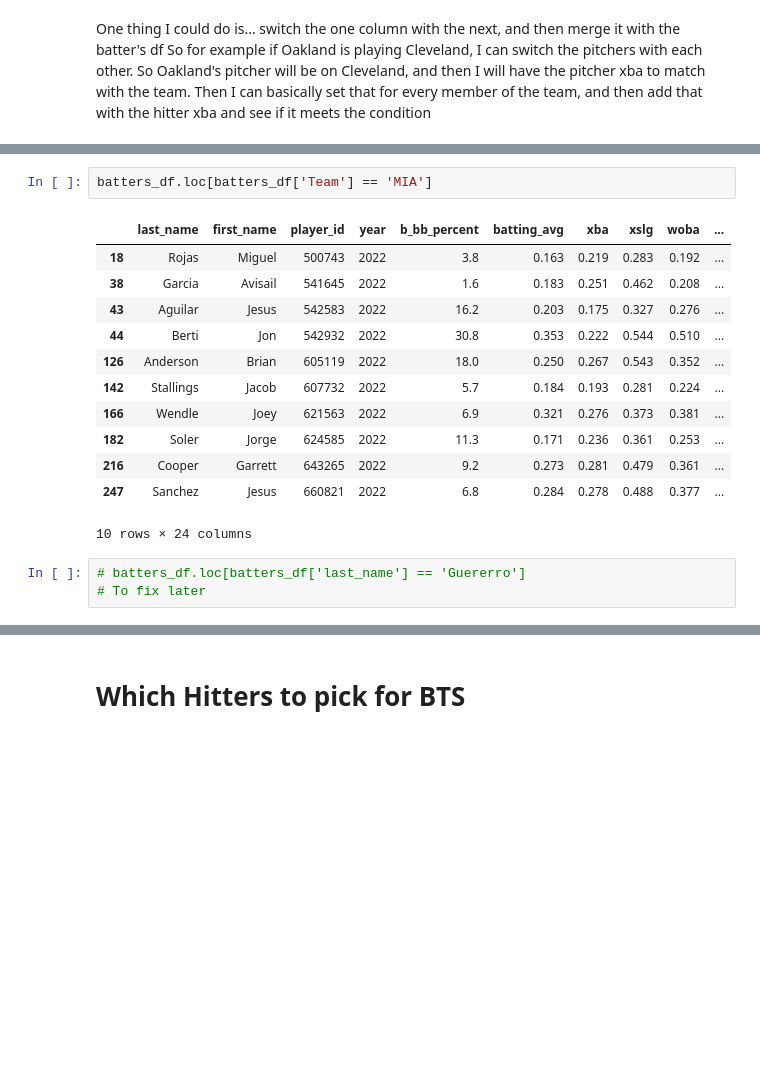
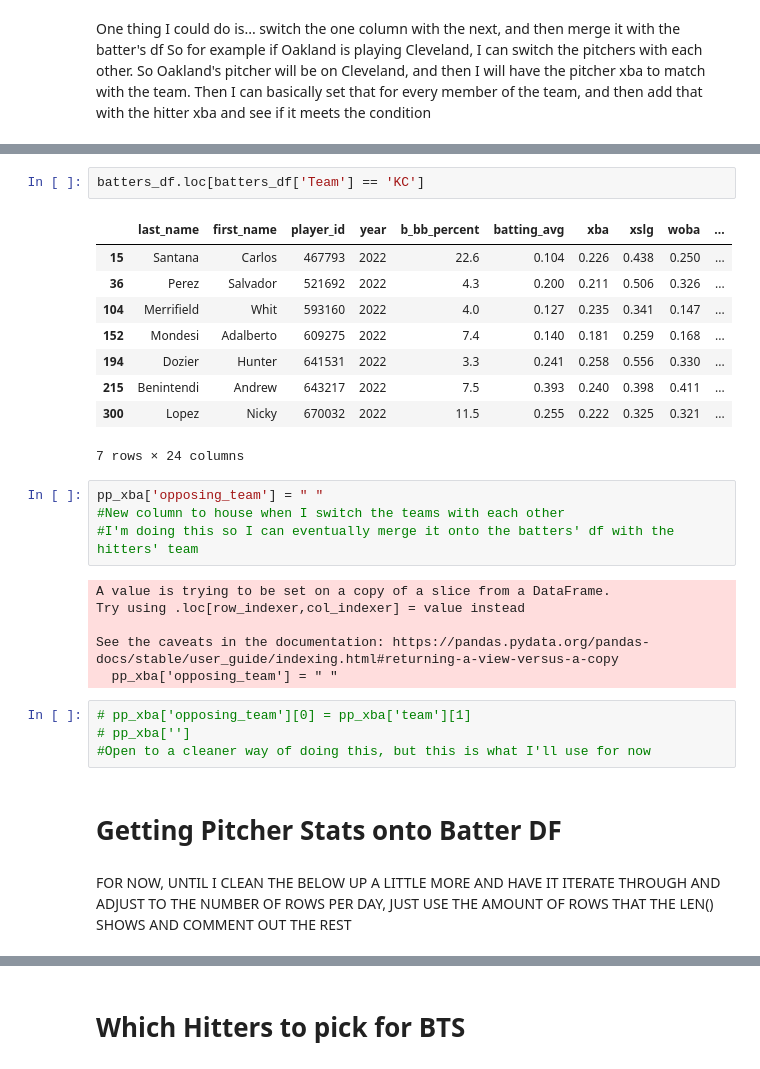
Before and after one commit to dkeyer/baseball_stuff, a Jupyter notebook: MLB_EDA.ipynb, the cells around one changed output, grey strips where cells are left out. Saved outputs shown, nothing was run; the diff lists cells and outputs as text; blank space fills up the shorter version.

```diff
--- a/MLB_EDA.ipynb
+++ b/MLB_EDA.ipynb
@@ -290,18 +373,30 @@ pp_xba.sort_values(by='xba', ascending=False)
 # %%
-batters_df.loc[batters_df['Team'] == 'MIA']
+batters_df.loc[batters_df['Team'] == 'KC']
 # %% [output]
 |  | last_name | first_name | player_id | year | b_bb_percent | batting_avg | xba | xslg | woba | ... |
-| 18 | Rojas | Miguel | 500743 | 2022 | 3.8 | 0.163 | 0.219 | 0.283 | 0.192 | ... |
-| 38 | Garcia | Avisail | 541645 | 2022 | 1.6 | 0.183 | 0.251 | 0.462 | 0.208 | ... |
-| 43 | Aguilar | Jesus | 542583 | 2022 | 16.2 | 0.203 | 0.175 | 0.327 | 0.276 | ... |
-| 44 | Berti | Jon | 542932 | 2022 | 30.8 | 0.353 | 0.222 | 0.544 | 0.510 | ... |
-| 126 | Anderson | Brian | 605119 | 2022 | 18.0 | 0.250 | 0.267 | 0.543 | 0.352 | ... |
-| 142 | Stallings | Jacob | 607732 | 2022 | 5.7 | 0.184 | 0.193 | 0.281 | 0.224 | ... |
-| 166 | Wendle | Joey | 621563 | 2022 | 6.9 | 0.321 | 0.276 | 0.373 | 0.381 | ... |
-| 182 | Soler | Jorge | 624585 | 2022 | 11.3 | 0.171 | 0.236 | 0.361 | 0.253 | ... |
-| 216 | Cooper | Garrett | 643265 | 2022 | 9.2 | 0.273 | 0.281 | 0.479 | 0.361 | ... |
-| 247 | Sanchez | Jesus | 660821 | 2022 | 6.8 | 0.284 | 0.278 | 0.488 | 0.377 | ... |
+| 15 | Santana | Carlos | 467793 | 2022 | 22.6 | 0.104 | 0.226 | 0.438 | 0.250 | ... |
+| 36 | Perez | Salvador | 521692 | 2022 | 4.3 | 0.200 | 0.211 | 0.506 | 0.326 | ... |
+| 104 | Merrifield | Whit | 593160 | 2022 | 4.0 | 0.127 | 0.235 | 0.341 | 0.147 | ... |
+| 152 | Mondesi | Adalberto | 609275 | 2022 | 7.4 | 0.140 | 0.181 | 0.259 | 0.168 | ... |
+| 194 | Dozier | Hunter | 641531 | 2022 | 3.3 | 0.241 | 0.258 | 0.556 | 0.330 | ... |
+| 215 | Benintendi | Andrew | 643217 | 2022 | 7.5 | 0.393 | 0.240 | 0.398 | 0.411 | ... |
+| 300 | Lopez | Nicky | 670032 | 2022 | 11.5 | 0.255 | 0.222 | 0.325 | 0.321 | ... |
-10 rows × 24 columns
+7 rows × 24 columns
-# %%
-# batters_df.loc[batters_df['last_name'] == 'Guererro']
-# To fix later
+# %%
+pp_xba['opposing_team'] = " "
+#New column to house when I switch the teams with each other
+#I'm doing this so I can eventually merge it onto the batters' df with the hitters' team
+# %% [output]
+A value is trying to be set on a copy of a slice from a DataFrame.
+Try using .loc[row_indexer,col_indexer] = value instead
+
+See the caveats in the documentation: https://pandas.pydata.org/pandas-docs/stable/user_guide/indexing.html#returning-a-view-versus-a-copy
+  pp_xba['opposing_team'] = " "
+# %%
+# pp_xba['opposing_team'][0] = pp_xba['team'][1]
+# pp_xba['']
+#Open to a cleaner way of doing this, but this is what I'll use for now
+# %% [markdown]
+# Getting Pitcher Stats onto Batter DF
+# %% [markdown]
+FOR NOW, UNTIL I CLEAN THE BELOW UP A LITTLE MORE AND HAVE IT ITERATE THROUGH AND ADJUST TO THE NUMBER OF ROWS PER DAY, JUST USE THE AMOUNT OF ROWS THAT THE LEN() SHOWS AND COMMENT OUT THE REST
```
Also changed, not shown: parts of 26 cells of this notebook.
